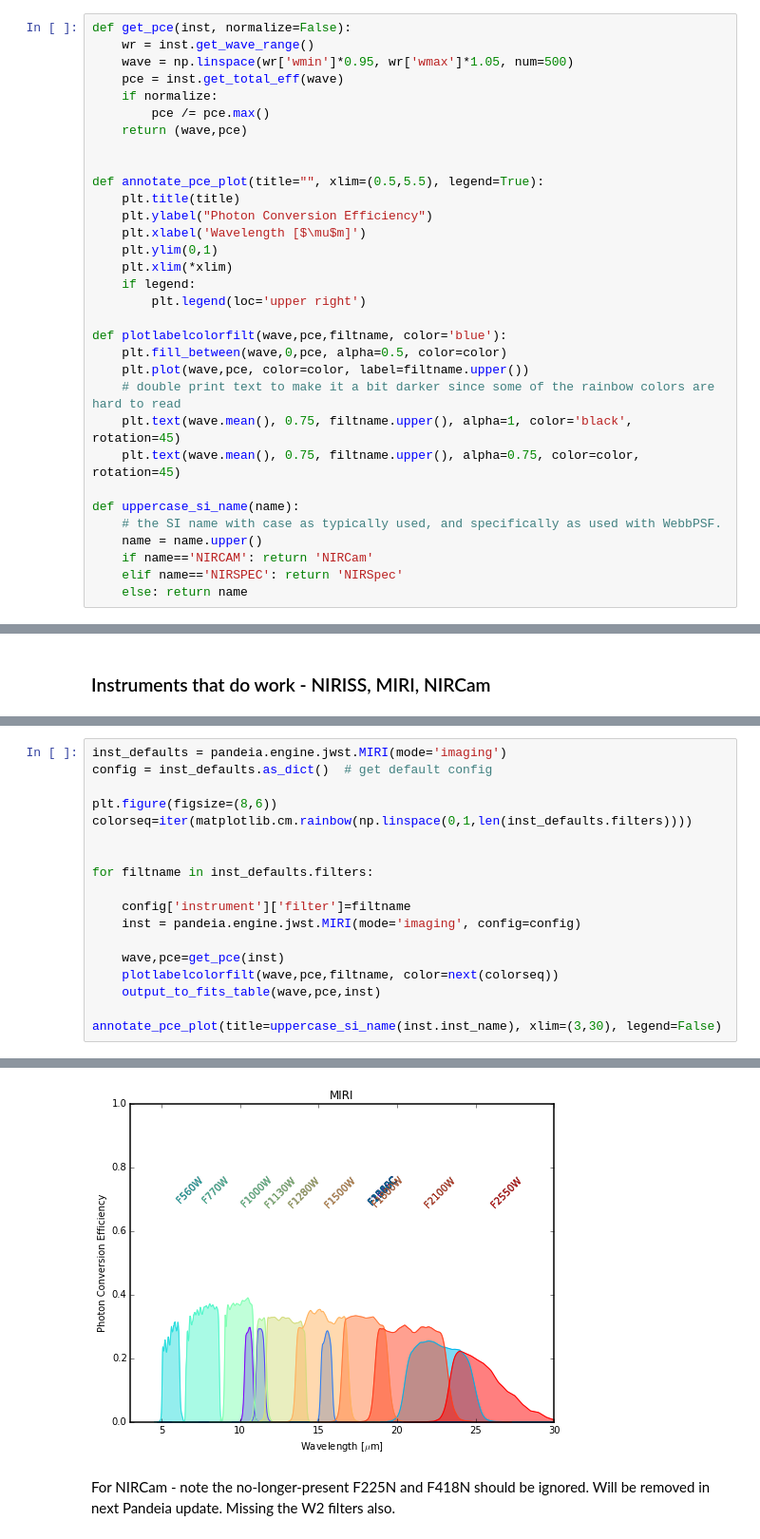
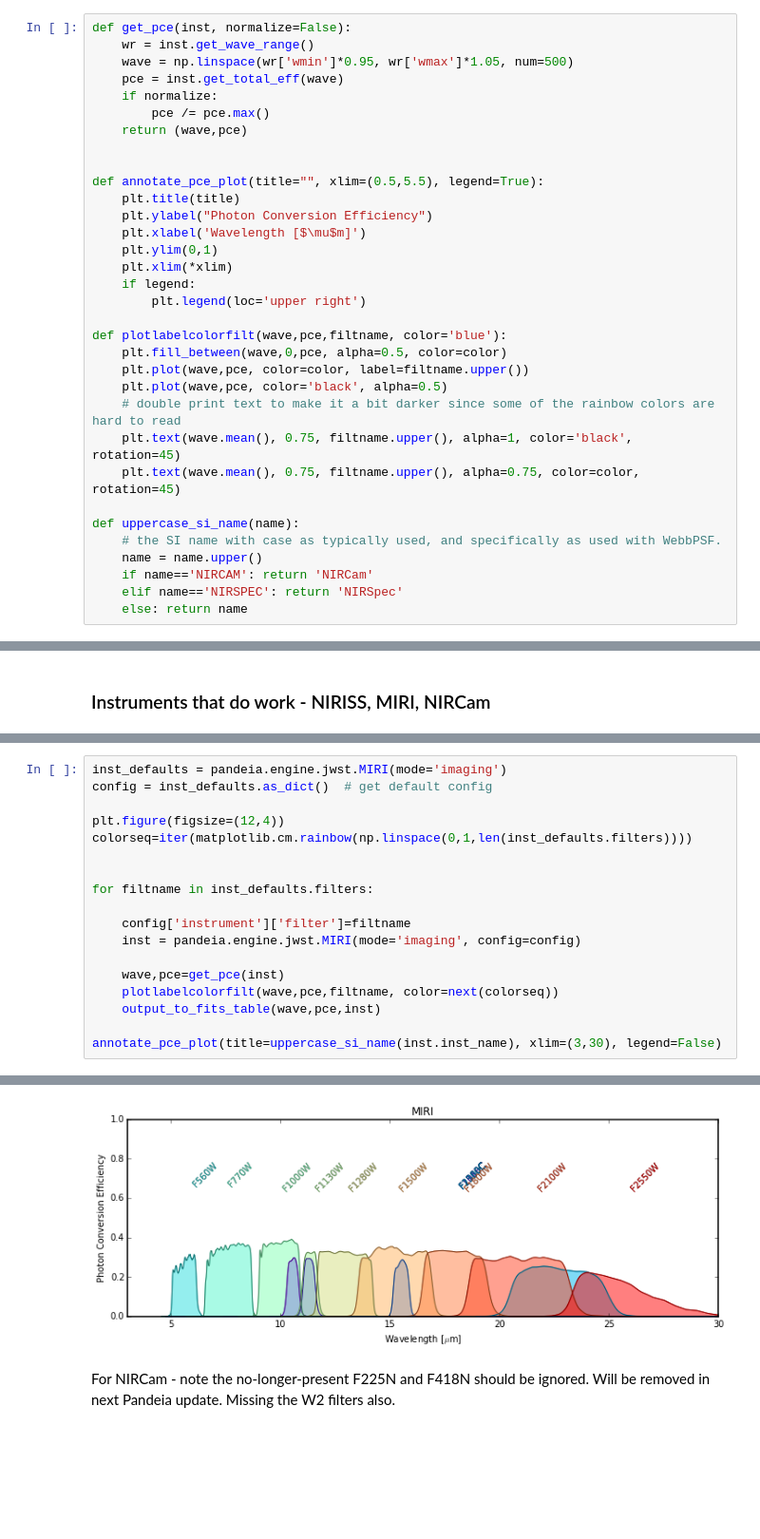
Before and after one commit to spacetelescope/webbpsf, a Jupyter notebook: dev_utils/Normalized Throughputs from Pandeia.ipynb, the cells around one changed output, grey strips where cells are left out. Shown at 95% size. Drawn from its saved outputs; the diff is of its cells as text; blank space fills up the shorter version.

```diff
--- a/dev_utils/Normalized Throughputs from Pandeia.ipynb
+++ b/dev_utils/Normalized Throughputs from Pandeia.ipynb
@@ -51,6 +51,7 @@ def annotate_pce_plot(title="", xlim=(0.5,5.5), legend=True):
 def plotlabelcolorfilt(wave,pce,filtname, color='blue'):
     plt.fill_between(wave,0,pce, alpha=0.5, color=color)
     plt.plot(wave,pce, color=color, label=filtname.upper())
+    plt.plot(wave,pce, color='black', alpha=0.5)
     # double print text to make it a bit darker since some of the rainbow colors are hard to read
     plt.text(wave.mean(), 0.75, filtname.upper(), alpha=1, color='black', rotation=45)
     plt.text(wave.mean(), 0.75, filtname.upper(), alpha=0.75, color=color, rotation=45)
@@ -162,35 +163,35 @@ annotate_pce_plot(title=inst.inst_name.upper(), legend=False)
 inst_defaults = pandeia.engine.jwst.MIRI(mode='imaging')
 config = inst_defaults.as_dict()  # get default config
 
-plt.figure(figsize=(8,6))
+plt.figure(figsize=(12,4))
 colorseq=iter(matplotlib.cm.rainbow(np.linspace(0,1,len(inst_defaults.filters))))
 
 
 for filtname in inst_defaults.filters:
 
     config['instrument']['filter']=filtname
     inst = pandeia.engine.jwst.MIRI(mode='imaging', config=config)
 
     wave,pce=get_pce(inst)
     plotlabelcolorfilt(wave,pce,filtname, color=next(colorseq))
     output_to_fits_table(wave,pce,inst)
 
 annotate_pce_plot(title=uppercase_si_name(inst.inst_name), xlim=(3,30), legend=False)
 # %% [output]
 ==>> outputs/MIRI/F1065C_throughput.fits
 ==>> outputs/MIRI/F1140C_throughput.fits
 ==>> outputs/MIRI/F1550C_throughput.fits
 ==>> outputs/MIRI/F2300C_throughput.fits
 ==>> outputs/MIRI/F560W_throughput.fits
 ==>> outputs/MIRI/F770W_throughput.fits
 ==>> outputs/MIRI/F1000W_throughput.fits
 ==>> outputs/MIRI/F1130W_throughput.fits
 ==>> outputs/MIRI/F1280W_throughput.fits
 ==>> outputs/MIRI/F1500W_throughput.fits
 ==>> outputs/MIRI/F1800W_throughput.fits
 ==>> outputs/MIRI/F2100W_throughput.fits
 ==>> outputs/MIRI/F2550W_throughput.fits
-[figure, old version]
+[figure, new version]
 # %% [markdown]
 For NIRCam - note the no-longer-present F225N and F418N should be ignored. Will be removed in next Pandeia update.
 Missing the W2 filters also.
```
Also changed, not shown: parts of 9 cells of this notebook.
